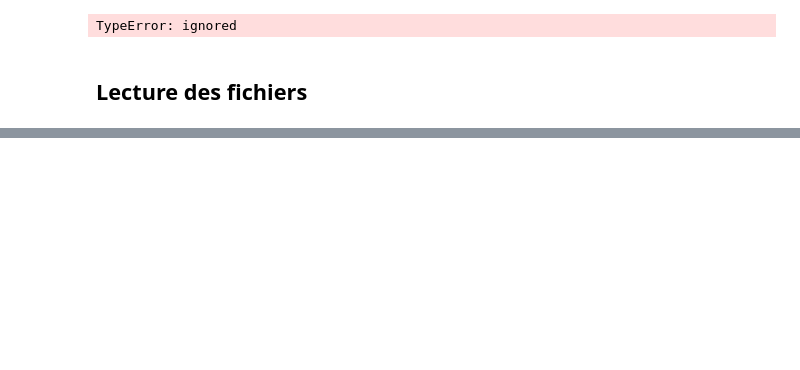
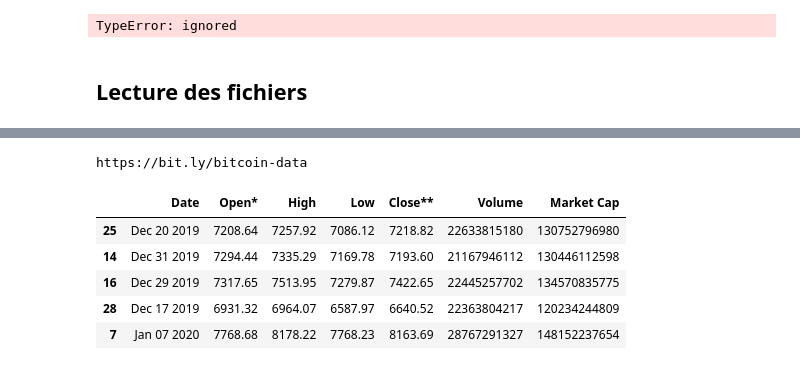
Before and after one commit to Medgoby/Article-summarization, a Jupyter notebook: Copie_de_Data_Quality.ipynb, the cells around one changed output, grey strips where cells are left out. Cells and saved outputs as stored; diff of their text form; code cells hidden in the pictures; blank space fills up the shorter version.

```diff
--- a/Copie_de_Data_Quality.ipynb
+++ b/Copie_de_Data_Quality.ipynb
@@ -17,0 +83,16 @@ filepath='https://bit.ly/'
+# %%
+fp='https://bit.ly/bitcoin-data'
+print(fp)
+# %% [output]
+https://bit.ly/bitcoin-data
+# %%
+df=pd.read_csv(fp,
+               skipfooter=2)
+df.sample(5)
+# %% [output]
+|  | Date | Open* | High | Low | Close** | Volume | Market Cap |
+| 25 | Dec 20 2019 | 7208.64 | 7257.92 | 7086.12 | 7218.82 | 22633815180 | 130752796980 |
+| 14 | Dec 31 2019 | 7294.44 | 7335.29 | 7169.78 | 7193.60 | 21167946112 | 130446112598 |
+| 16 | Dec 29 2019 | 7317.65 | 7513.95 | 7279.87 | 7422.65 | 22445257702 | 134570835775 |
+| 28 | Dec 17 2019 | 6931.32 | 6964.07 | 6587.97 | 6640.52 | 22363804217 | 120234244809 |
+| 7 | Jan 07 2020 | 7768.68 | 8178.22 | 7768.23 | 8163.69 | 28767291327 | 148152237654 |
```
Also changed, not shown: parts of 18 cells of this notebook.
